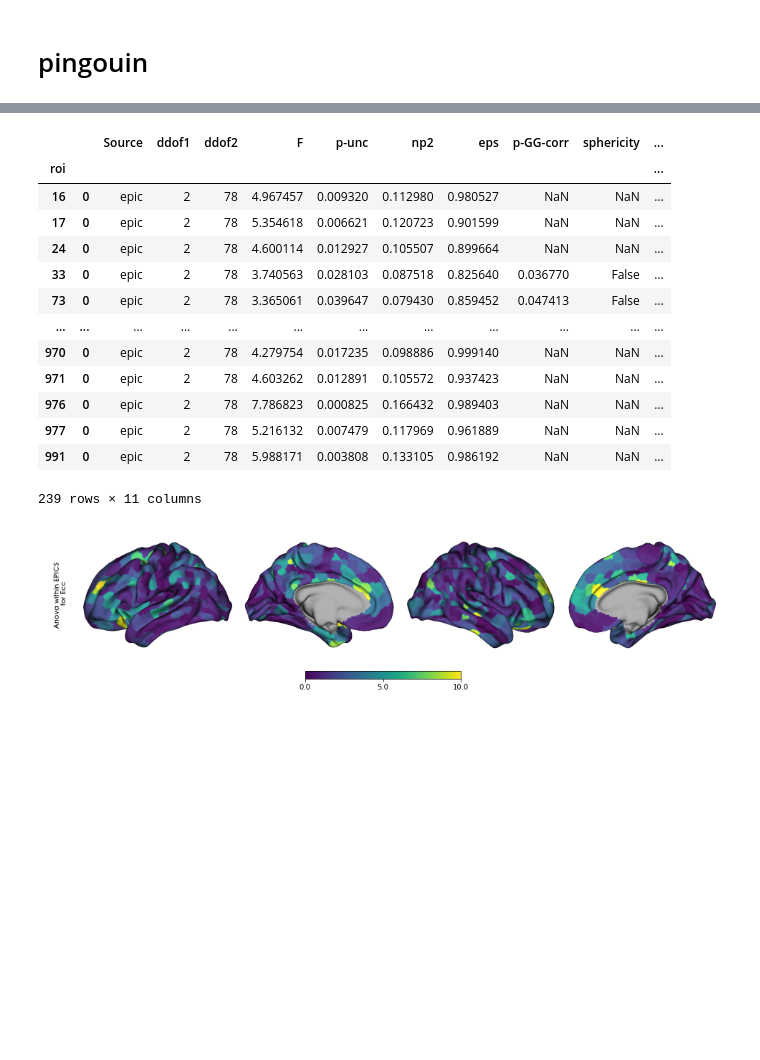
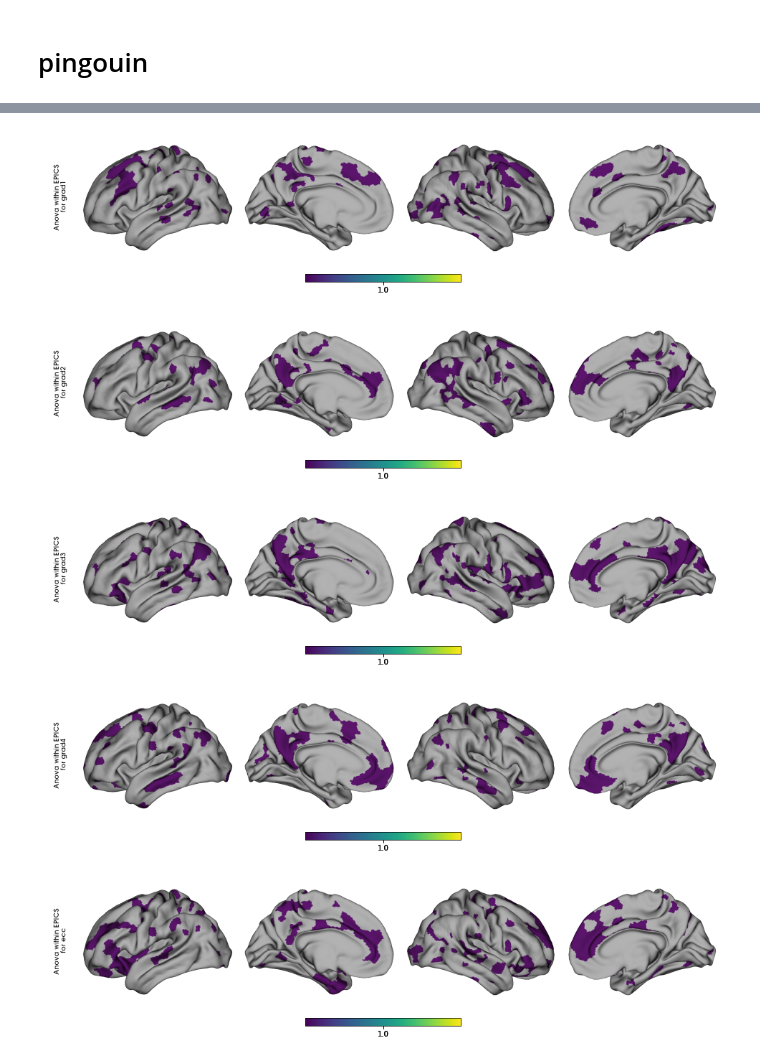
Before and after one commit to qniksefat/gradecc, a Jupyter notebook: stat-plots.ipynb, the cells around one changed output, grey strips where cells are left out. Saved outputs shown, nothing was run; the diff lists cells and outputs as text; code cells hidden in the pictures; blank space fills up the shorter version.

Commit message:
anova all indicators

```diff
--- a/stat-plots.ipynb
+++ b/stat-plots.ipynb
@@ -107,5 +107,4 @@ import pingouin as pg
 # %%
 df = pd.read_csv('subjects_gradients_ecc.csv')
 # %%
-d3 = df.groupby('roi').apply(pg.rm_anova, dv='value', within='epic', subject='subj')
-d3
+d = df.groupby(['indic', 'roi']).apply(pg.rm_anova, dv='value', within='epic', subject='subj')
@@ -151,8 +158,10 @@ d3[d3['p-unc'] < ALPHA]
 # %%
-# for anova's F value
+# Anova's F value
 data_range = (0, 10)
 
-data = np.array(d3['F'])
-data = map_to_labels(data, surf_labels, mask=mask_removed)
-stack_surfplot(data, 'Anova within EPICS', 'viridis', data_range)
+for indic in df.indic.unique():
+    data = d.loc[indic]['F']
+    data = np.array(data)
+    data = map_to_labels(data, surf_labels, mask=mask_removed)
+    stack_surfplot(data, 'Anova within EPICS\n for ' + indic, 'viridis', data_range)
 # %% [output]
@@ -160,17 +172,0 @@ stack_surfplot(data, 'Anova within EPICS', 'viridis', data_range)
-# %%
-d4[d4['p-unc'] < ALPHA]
-# %% [output]
-|  |  | Source | ddof1 | ddof2 | F | p-unc | np2 | eps | p-GG-corr | sphericity | ... |
-| roi |  |  |  |  |  |  |  |  |  |  | ... |
-| 16 | 0 | epic | 2 | 78 | 4.967457 | 0.009320 | 0.112980 | 0.980527 | NaN | NaN | ... |
-| 17 | 0 | epic | 2 | 78 | 5.354618 | 0.006621 | 0.120723 | 0.901599 | NaN | NaN | ... |
-| 24 | 0 | epic | 2 | 78 | 4.600114 | 0.012927 | 0.105507 | 0.899664 | NaN | NaN | ... |
-| 33 | 0 | epic | 2 | 78 | 3.740563 | 0.028103 | 0.087518 | 0.825640 | 0.036770 | False | ... |
-| 73 | 0 | epic | 2 | 78 | 3.365061 | 0.039647 | 0.079430 | 0.859452 | 0.047413 | False | ... |
-| ... | ... | ... | ... | ... | ... | ... | ... | ... | ... | ... | ... |
-| 970 | 0 | epic | 2 | 78 | 4.279754 | 0.017235 | 0.098886 | 0.999140 | NaN | NaN | ... |
-| 971 | 0 | epic | 2 | 78 | 4.603262 | 0.012891 | 0.105572 | 0.937423 | NaN | NaN | ... |
-| 976 | 0 | epic | 2 | 78 | 7.786823 | 0.000825 | 0.166432 | 0.989403 | NaN | NaN | ... |
-| 977 | 0 | epic | 2 | 78 | 5.216132 | 0.007479 | 0.117969 | 0.961889 | NaN | NaN | ... |
-| 991 | 0 | epic | 2 | 78 | 5.988171 | 0.003808 | 0.133105 | 0.986192 | NaN | NaN | ... |
-239 rows × 11 columns
@@ -177,9 +175,16 @@ d4[d4['p-unc'] < ALPHA]
 # %%
-# ECC anova's F value
-data_range = (0, 10)
+# significance
 
-data = np.array(d4['F'])
-data = map_to_labels(data, surf_labels, mask=mask_removed)
-stack_surfplot(data, 'Anova within EPICS \n for Ecc', 'viridis', data_range)
+for indic in df.indic.unique():
+    data = d.loc[indic]
+    data = data[data['p-unc'] < ALPHA]
+    data = np.array(data)
+    data = np.array(d.loc[indic]['p-unc']) < ALPHA
+    data = map_to_labels(data, surf_labels, mask=mask_removed)
+    stack_surfplot(data, 'Anova within EPICS\n for ' + indic, 'viridis', None)
 # %% [output]
-[figure, old version]
+[figure, new version]
+[figure, added]
+[figure, added]
+[figure, added]
+[figure, added]
```
Also changed, not shown: parts of 9 cells of this notebook.
